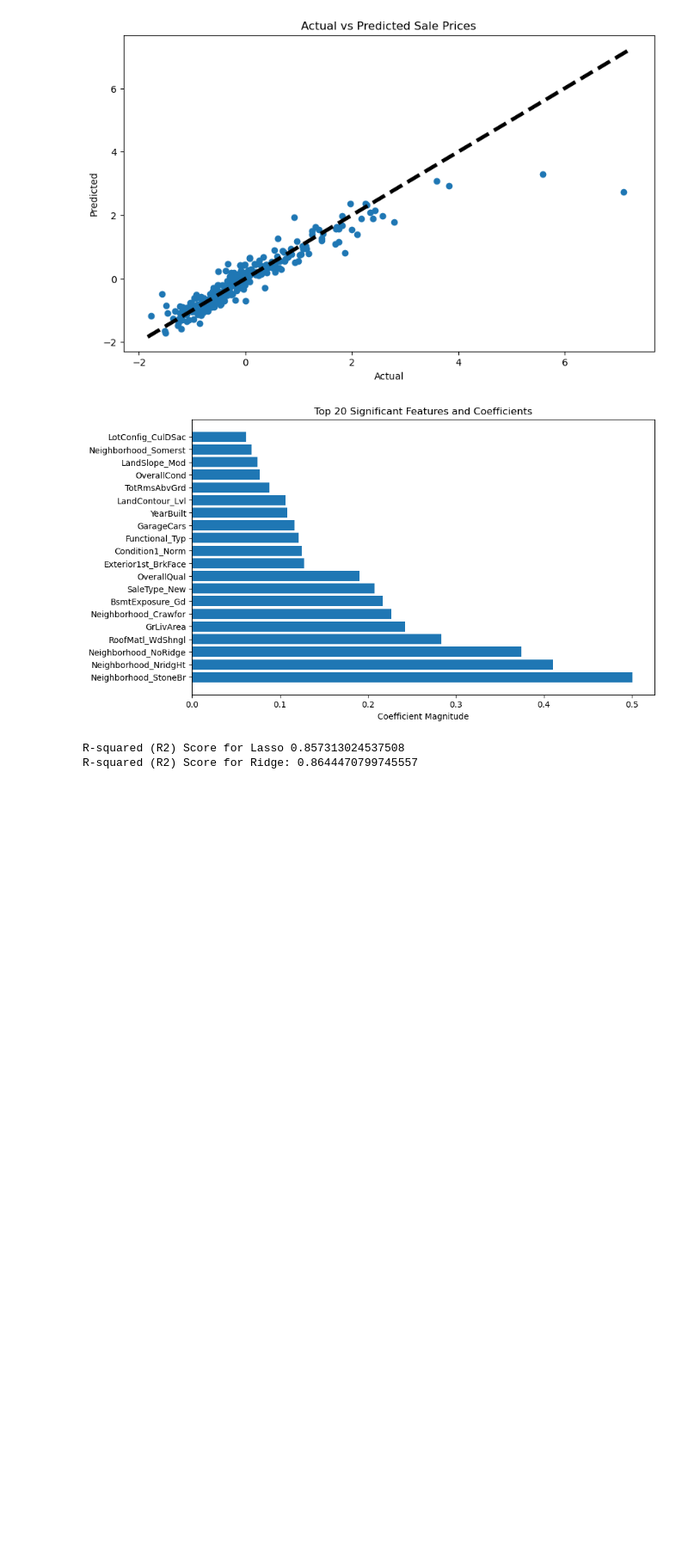
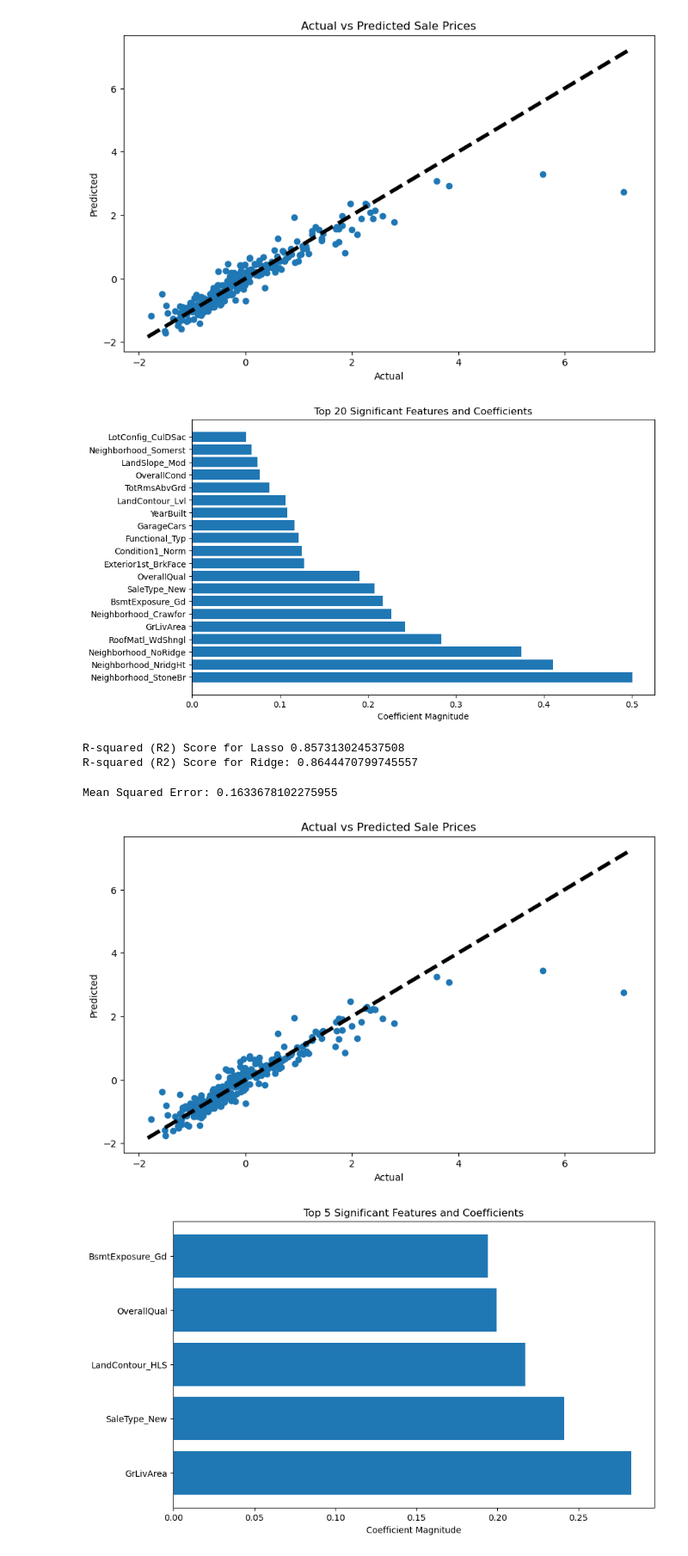
Before and after one commit to speak2sushil/HousingPrediction_AdvRegression, a Jupyter notebook: HousingBuyPrediction_Assignement.ipynb, the cells around one changed output. Shown: that part at 86% size. Drawn from its saved outputs; the diff is of its cells as text; code cells hidden in the pictures; blank space fills up the shorter version.

Commit message:
lasso updated model

```diff
--- a/HousingBuyPrediction_Assignement.ipynb
+++ b/HousingBuyPrediction_Assignement.ipynb
@@ -430,0 +433,52 @@ R-squared (R2) Score for Ridge: 0.8644470799745557
+# %%
+y = encoded_housing['SalePrice']
+X = encoded_housing.drop('SalePrice', axis=1)
+
+# List of variables to exclude
+exclude_variables = ['RoofMatl_WdShngl', 'Neighborhood_StoneBr', 'Neighborhood_NridgHt', 'Neighborhood_NoRidge', 'Neighborhood_Crawfor']
+
+# Create a new dataset without the excluded variables
+X_new = X.drop(columns=exclude_variables)
+
+# Split the data into training and testing sets
+X_train, X_test, y_train, y_test = train_test_split(X_new, y, test_size=0.2, random_state=1)
+
+# Train the Lasso model with the optimal alpha (you can use the best_alpha obtained previously)
+lasso = Lasso(alpha=best_alpha)
+lasso.fit(X_train, y_train)
+
+# Make predictions on the testing set
+y_pred = lasso.predict(X_test)
+
+# Calculate the Mean Squared Error
+mse = mean_squared_error(y_test, y_pred)
+print('Mean Squared Error:', mse)
+
+# Plot the actual vs predicted Sale Prices
+plt.figure(figsize=(10,6))
+plt.scatter(y_test, y_pred)
+plt.plot([y.min(), y.max()], [y.min(), y.max()], 'k--', lw=4)
+plt.xlabel('Actual')
+plt.ylabel('Predicted')
+plt.title('Actual vs Predicted Sale Prices')
+plt.show()
+
+# Extract feature names and corresponding coefficients
+feature_coefficients = pd.DataFrame({'Feature': X_new.columns, 'Coefficient': lasso.coef_})
+
+# Display significant features (non-zero coefficients)
+significant_features = feature_coefficients[feature_coefficients['Coefficient'] != 0]
+# Select the top N significant features
+top_n = 5
+top_significant_features = significant_features.nlargest(top_n, 'Coefficient')
+
+# Plot coefficients for the top N features
+plt.figure(figsize=(10, 6))
+plt.barh(top_significant_features['Feature'], top_significant_features['Coefficient'])
+plt.xlabel('Coefficient Magnitude')
+plt.title(f'Top {top_n} Significant Features and Coefficients')
+plt.show()
+# %% [output]
+Mean Squared Error: 0.1633678102275955
+[figure, added]
+[figure, added]
```
Also changed, not shown: parts of 1 cell of this notebook.
